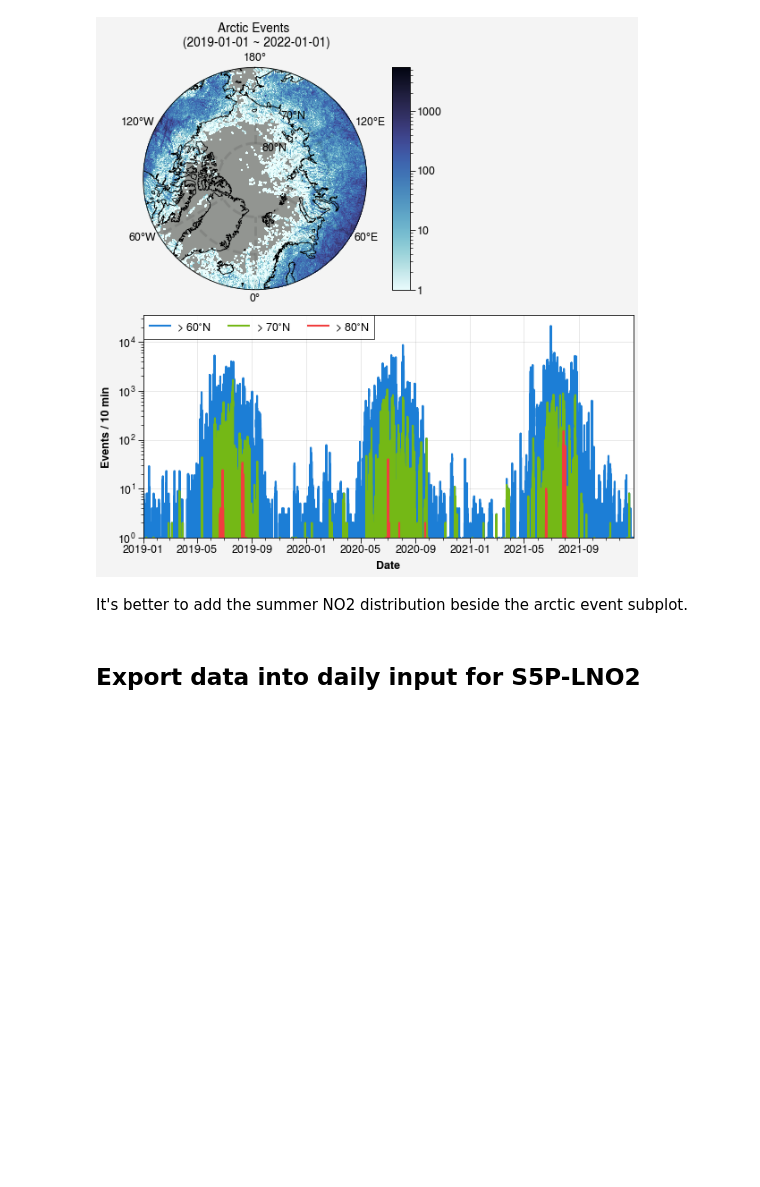
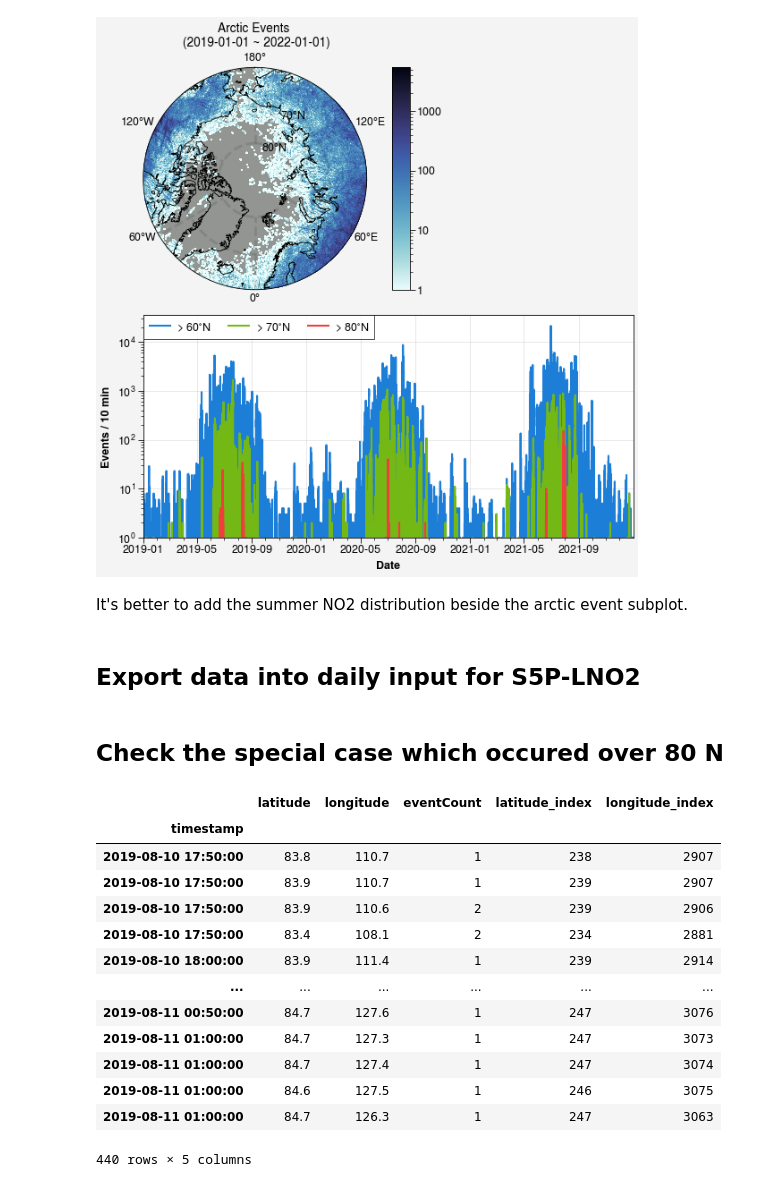
Before and after one commit to zxdawn/S5P-LNO2-Notebook, a Jupyter notebook: analysis/GLD360.ipynb, the cells around one changed output. Drawn from its saved outputs; the diff is of its cells as text; code cells hidden in the pictures; blank space fills up the shorter version.

```diff
--- a/analysis/GLD360.ipynb
+++ b/analysis/GLD360.ipynb
@@ -179,0 +181,2 @@ It's better to add the summer NO2 distribution beside the arctic event subplot.
+# %% [markdown]
+## Check the special case which occured over 80 N
@@ -179,0 +188,17 @@ It's better to add the summer NO2 distribution beside the arctic event subplot.
+# %%
+df_high
+# %% [output]
+|  | latitude | longitude | eventCount | latitude_index | longitude_index |
+| timestamp |  |  |  |  |  |
+| 2019-08-10 17:50:00 | 83.8 | 110.7 | 1 | 238 | 2907 |
+| 2019-08-10 17:50:00 | 83.9 | 110.7 | 1 | 239 | 2907 |
+| 2019-08-10 17:50:00 | 83.9 | 110.6 | 2 | 239 | 2906 |
+| 2019-08-10 17:50:00 | 83.4 | 108.1 | 2 | 234 | 2881 |
+| 2019-08-10 18:00:00 | 83.9 | 111.4 | 1 | 239 | 2914 |
+| ... | ... | ... | ... | ... | ... |
+| 2019-08-11 00:50:00 | 84.7 | 127.6 | 1 | 247 | 3076 |
+| 2019-08-11 01:00:00 | 84.7 | 127.3 | 1 | 247 | 3073 |
+| 2019-08-11 01:00:00 | 84.7 | 127.4 | 1 | 247 | 3074 |
+| 2019-08-11 01:00:00 | 84.6 | 127.5 | 1 | 246 | 3075 |
+| 2019-08-11 01:00:00 | 84.7 | 126.3 | 1 | 247 | 3063 |
+440 rows × 5 columns
```
Also changed, not shown: parts of 5 cells of this notebook.
